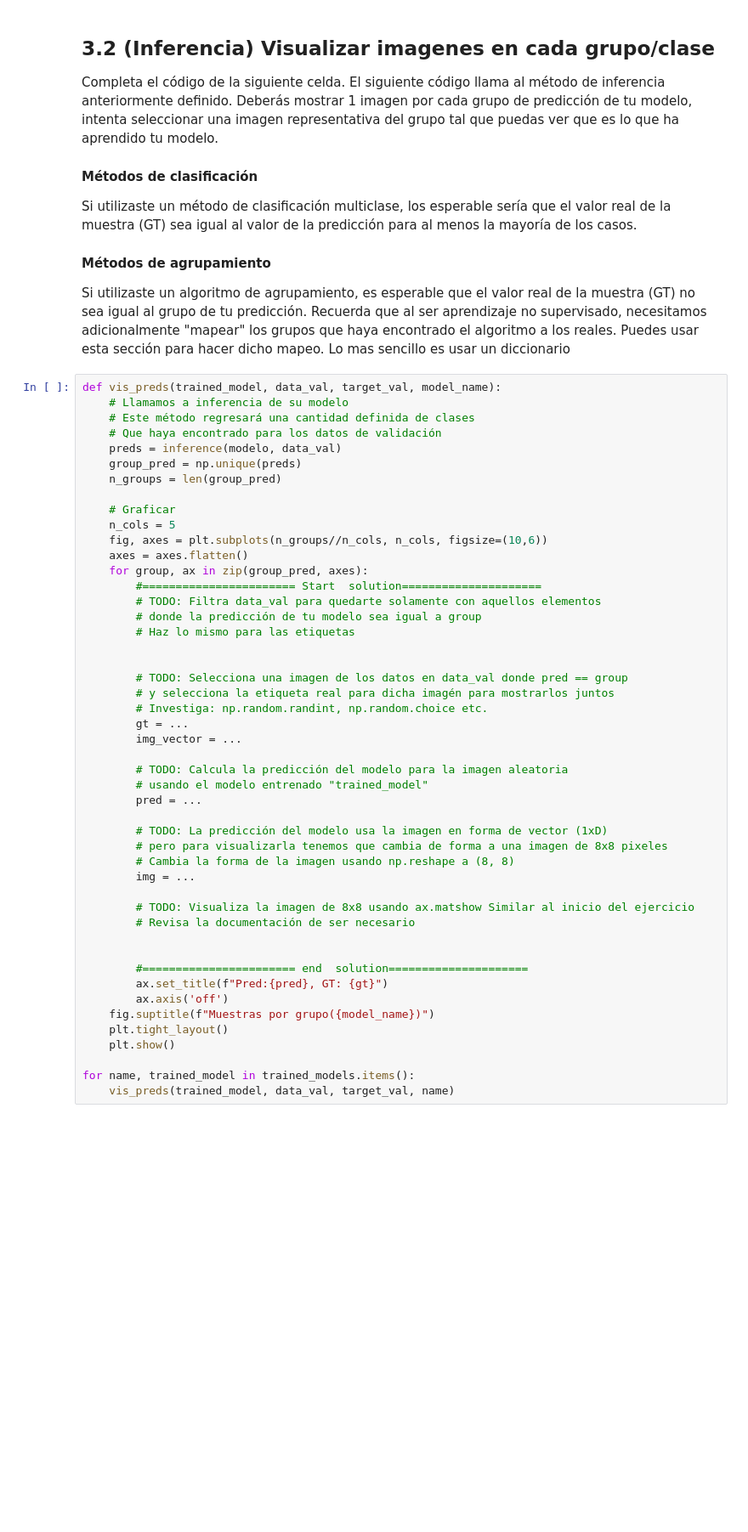
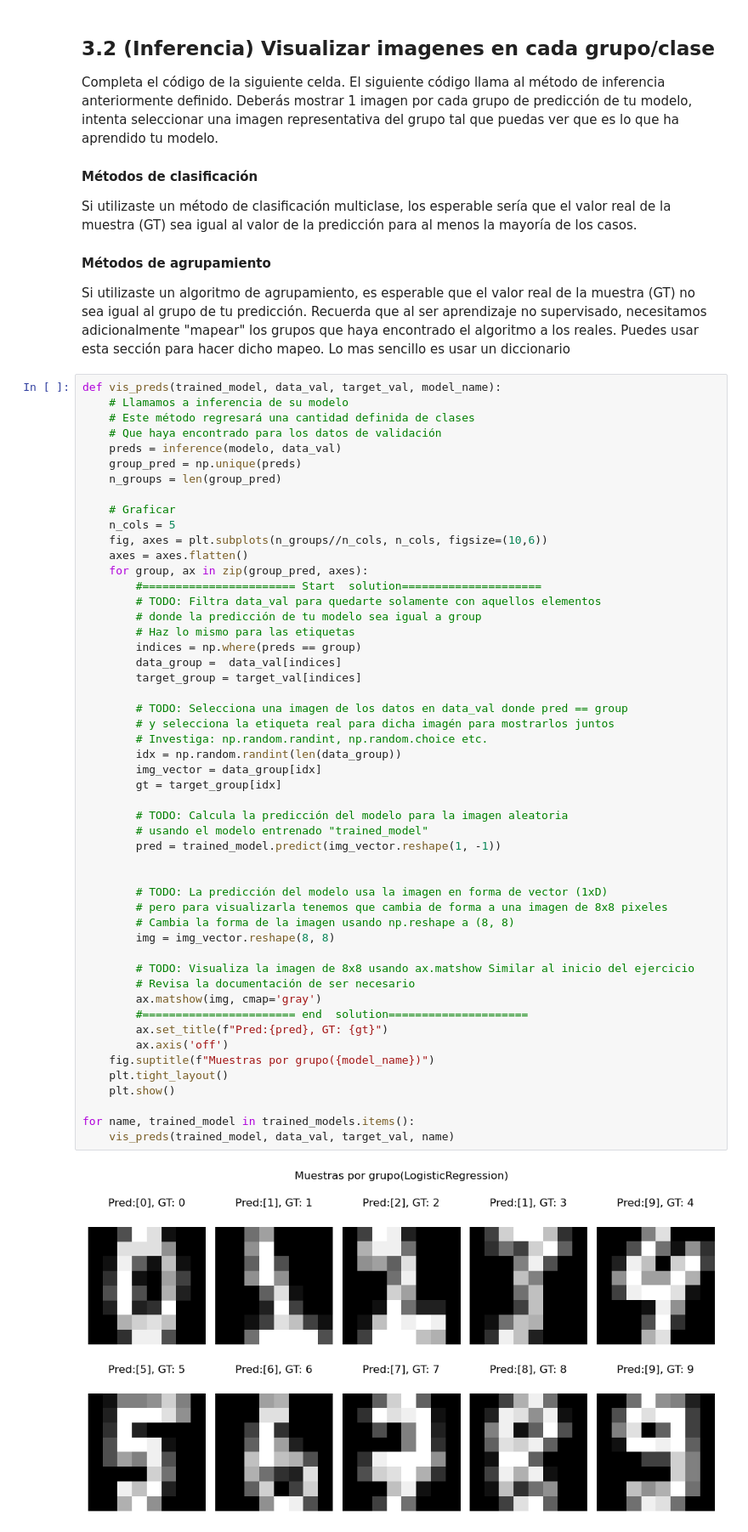
Before and after one commit to JessicaBorja/SI24, a Jupyter notebook: src/si24/proyectos/P01_digit_recognition/proyecto_1_digits.ipynb, the cells around one changed output. Shown at 85% size. Drawn from its saved outputs; the diff is of its cells as text; blank space fills up the shorter version.

```diff
--- a/src/si24/proyectos/P01_digit_recognition/proyecto_1_digits.ipynb
+++ b/src/si24/proyectos/P01_digit_recognition/proyecto_1_digits.ipynb
@@ -230,37 +239,42 @@ def vis_preds(trained_model, data_val, target_val, model_name):
     fig, axes = plt.subplots(n_groups//n_cols, n_cols, figsize=(10,6))
     axes = axes.flatten()
     for group, ax in zip(group_pred, axes):
         #======================= Start  solution=====================
         # TODO: Filtra data_val para quedarte solamente con aquellos elementos
         # donde la predicción de tu modelo sea igual a group
         # Haz lo mismo para las etiquetas
-
+        indices = np.where(preds == group)
+        data_group =  data_val[indices]
+        target_group = target_val[indices]
 
         # TODO: Selecciona una imagen de los datos en data_val donde pred == group
         # y selecciona la etiqueta real para dicha imagén para mostrarlos juntos
         # Investiga: np.random.randint, np.random.choice etc.
-        gt = ...
-        img_vector = ...
+        idx = np.random.randint(len(data_group))
+        img_vector = data_group[idx]
+        gt = target_group[idx]
 
         # TODO: Calcula la predicción del modelo para la imagen aleatoria
         # usando el modelo entrenado "trained_model"
-        pred = ...
+        pred = trained_model.predict(img_vector.reshape(1, -1))
+
 
         # TODO: La predicción del modelo usa la imagen en forma de vector (1xD)
         # pero para visualizarla tenemos que cambia de forma a una imagen de 8x8 pixeles
         # Cambia la forma de la imagen usando np.reshape a (8, 8)
-        img = ...
+        img = img_vector.reshape(8, 8)
 
         # TODO: Visualiza la imagen de 8x8 usando ax.matshow Similar al inicio del ejercicio
         # Revisa la documentación de ser necesario
-
-
+        ax.matshow(img, cmap='gray')
         #======================= end  solution=====================
         ax.set_title(f"Pred:{pred}, GT: {gt}")
         ax.axis('off')
     fig.suptitle(f"Muestras por grupo({model_name})")
     plt.tight_layout()
     plt.show()
 
 for name, trained_model in trained_models.items():
     vis_preds(trained_model, data_val, target_val, name)
+# %% [output]
+[figure, added]
```
Also changed, not shown: parts of 7 cells of this notebook.
